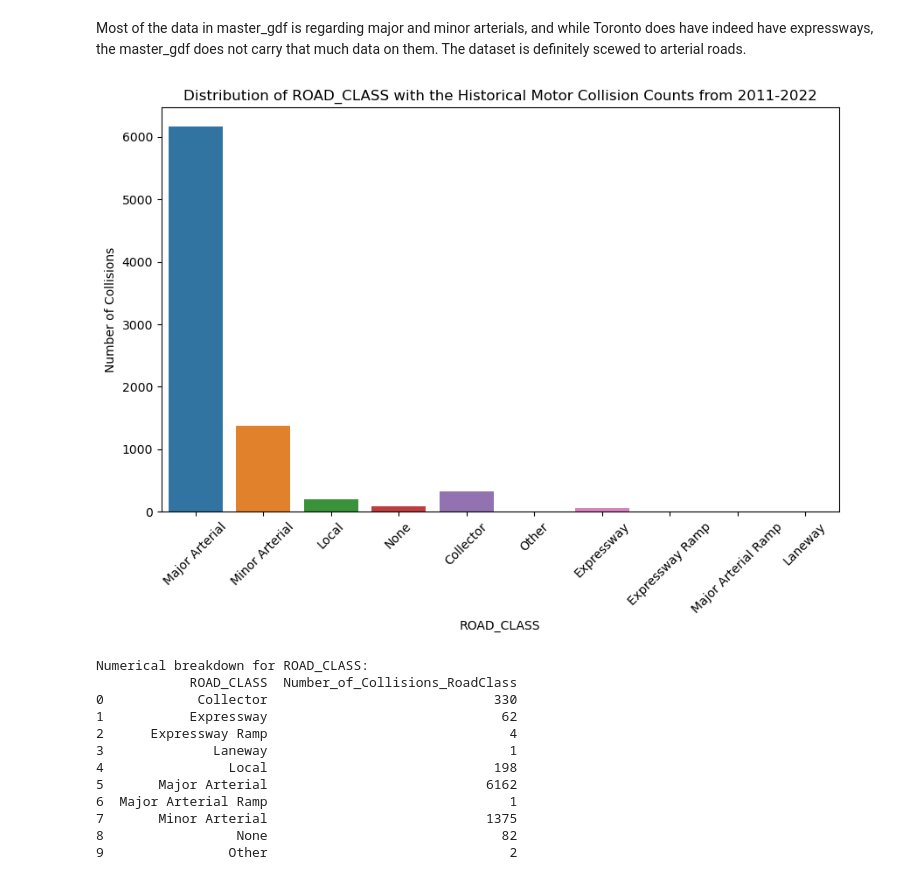
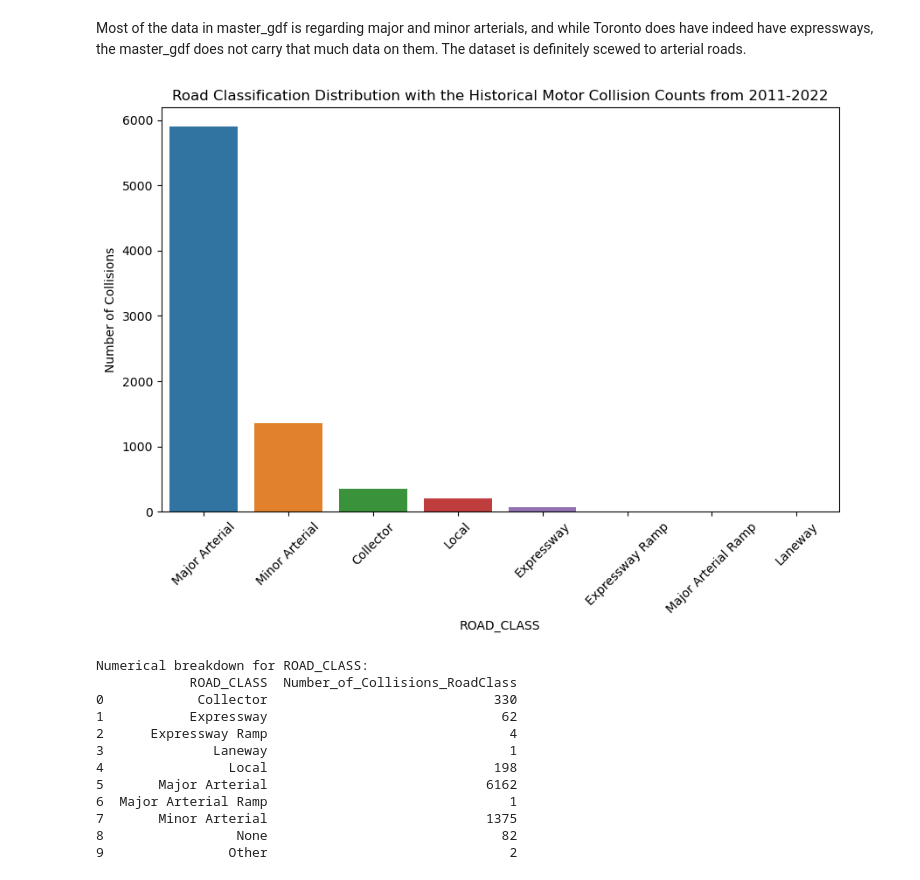
Before and after one commit to nadiamohsin/DEADLY-COLLISION-PROJECT, a Jupyter notebook: Intersection Characteristics Analysis of master_gdf.ipynb, the cells around one changed output. Saved outputs shown, nothing was run; the diff lists cells and outputs as text; code cells hidden in the pictures.

```diff
--- a/Intersection Characteristics Analysis of master_gdf.ipynb
+++ b/Intersection Characteristics Analysis of master_gdf.ipynb
@@ -119,15 +256,16 @@ plt.show()
 Most of the data in master_gdf is regarding major and minor arterials, and while Toronto does have indeed have expressways, the master_gdf does not carry that much data on them. The dataset is definitely scewed to arterial roads.
 # %%
 # Plot the distribution of ROAD_CLASS
+filtered_data = master_gdf[~master_gdf['ROAD_CLASS'].isin(['None', 'Other'])]
 plt.figure(figsize=(10, 6))
-sns.countplot(x='ROAD_CLASS', data=master_gdf)
-plt.title('Distribution of ROAD_CLASS with the Historical Motor Collision Counts from 2011-2022')
+sns.countplot(x='ROAD_CLASS', data=filtered_data)
+plt.title('Road Classification Distribution with the Historical Motor Collision Counts from 2011-2022')
 plt.xlabel('ROAD_CLASS')
 plt.ylabel('Number of Collisions')
 plt.xticks(rotation=45)
 plt.show()
 # %% [output]
-[figure, old version]
+[figure, new version]
 # %%
 # Numerical breakdown for ROAD_CLASS
 road_class_breakdown = master_gdf.groupby('ROAD_CLASS').size().reset_index(name='Number_of_Collisions_RoadClass')
```
Also changed, not shown: parts of 16 cells of this notebook, 1 other file.
